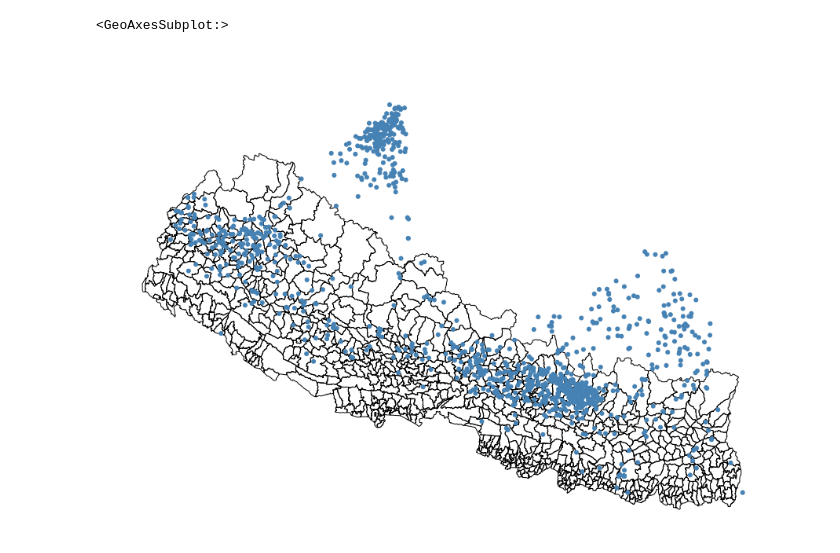
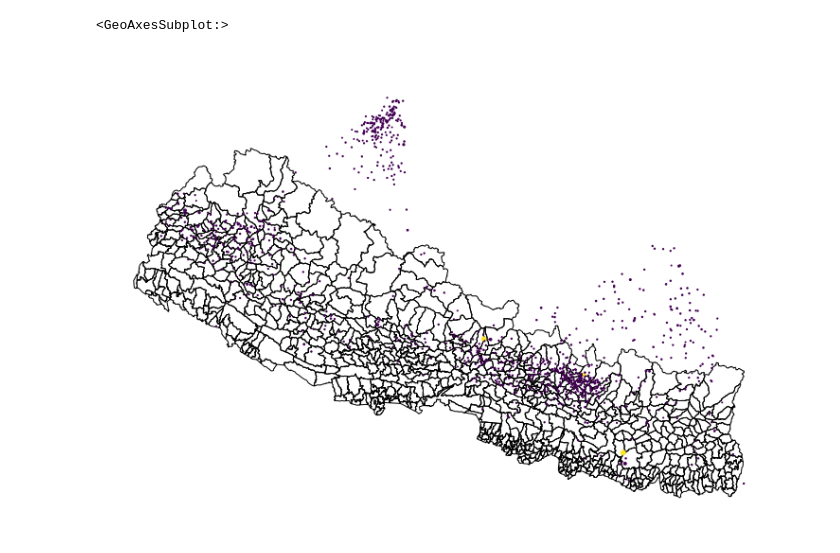
Before and after one commit to pratikluitel/AdventuresInGeoData, a Jupyter notebook: notebooks/test.ipynb, the cells around one changed output. Saved outputs shown, nothing was run; the diff lists cells and outputs as text; code cells hidden in the pictures.

```diff
--- a/notebooks/test.ipynb
+++ b/notebooks/test.ipynb
@@ -21,3 +21,6 @@ for idx, row in eqs_data.iterrows():
 eqs_data['place'] = country
 
 nepal_data = eqs_data.query(f"place == 'Nepal'")
+# %%
+magnitudes = [2**mag for mag in nepal_data['mag']]
+magnitudes
@@ -24,9 +45,9 @@ nepal_data = eqs_data.query(f"place == 'Nepal'")
 # %%
-ax = gplt.polyplot(map_data, projection=gcrs.AlbersEqualArea(), figsize=(16,12))
+ax = gplt.polyplot(map_data, projection=gcrs.WebMercator(), figsize=(14,9))
 
-ax.grid(True)
+colors = ['red' if mag>7 else 'blue' for mag in nepal_data['mag']]
 
-gplt.pointplot(nepal_data, ax=ax)
+gplt.pointplot(nepal_data['geometry'],hue=colors, ax=ax, scale=magnitudes)
 # %% [output]
 <GeoAxesSubplot:>
-[figure, old version]
+[figure, new version]
```
Also changed, not shown: parts of 2 cells of this notebook, 2 other files.
